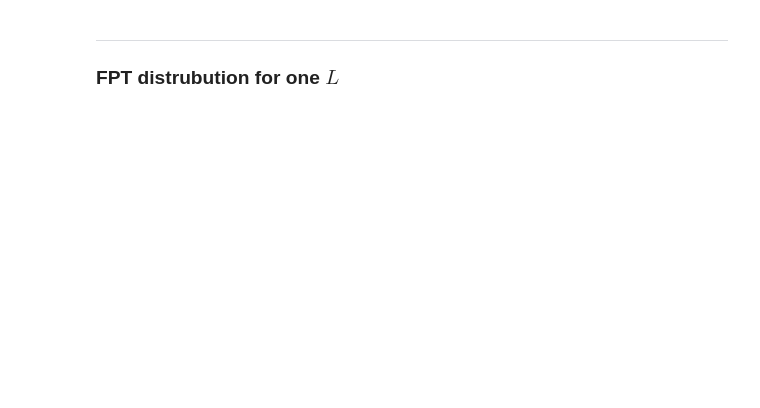
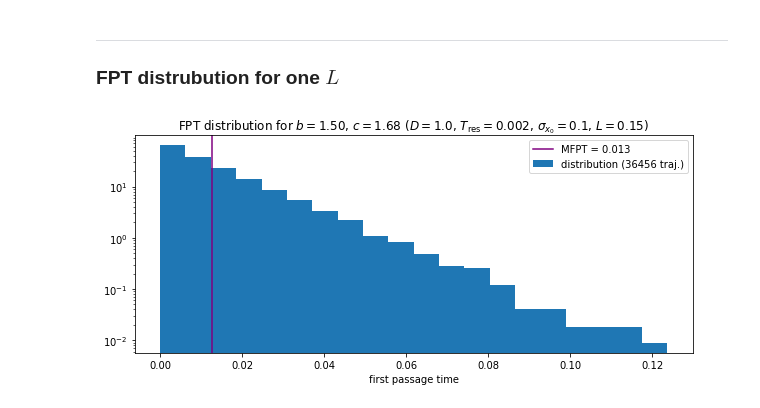
Before and after one commit to xif-fr/BrownianMotion, a Jupyter notebook: langevin-mfpt/langevin-ft-automated.ipynb, the cells around one changed output. Cells and saved outputs as stored; diff of their text form; code cells hidden in the pictures; blank space fills up the shorter version.

Commit message:
langevin-ft-automated with figures with periodical reseting

```diff
--- a/langevin-mfpt/langevin-ft-automated.ipynb
+++ b/langevin-mfpt/langevin-ft-automated.ipynb
@@ -27,8 +27,8 @@ part_m = 0
 #simul['part_m'] = part_m = 0.1
 reset_type = 'per'
 #simul['reset_rate'] = α = 5
-simul['reset_period'] = rT = 0.005
-simul['x0sigma'] = σ = 0.2
+simul['reset_period'] = rT = 0.002
+simul['x0sigma'] = σ = 0.1
 path = "data-periodical-x0var/"
 # %%
 if reset_type == 'none':
@@ -51,7 +51,7 @@ simul.end()
 # %%
 simul['n_trajectories']
 # %%
-simul['pause'] = 0
+simul['pause'] = 1
 # %% [markdown]
 ### MFPT saving
 # %%
@@ -119,7 +121,7 @@ if tau_th_cache is None:
 ---
 ### FPT distrubution for one $L$
 # %%
-i = 6
+i = 2
 simul.explicit_lock()
 first_times = simul['first_times-'+str(i)]
 n_traj = len(first_times)
@@ -131,13 +133,21 @@ b = L/σ
 c = th_c(L)
 mfpt_th = L**2/(4*D)*th_tau(b,c)
 mfpt = np.mean(first_times)
+
+def fpt_distrib_title ():
+    plt.xlabel("first passage time")
+    if reset_type == 'poisson':
+        plt.title(r"FPT distribution for $b={:.3f}$, $c={}$ ($D={}$, $\alpha={}$, $\sigma_{{x_0}}={}$, $L={}$)".format(b, c, D, α, σ, L))
+    elif reset_type == 'per':
+        plt.title(r"FPT distribution for $b={:.2f}$, $c={:.2f}$ ($D={}$, $T_\operatorname{{res}}={}$, $\sigma_{{x_0}}={}$, $L={}$)".format(b, c, D, rT, σ, L))
+    plt.legend()
 # %%
 plt.figure(figsize=(10,4))
-fpt_max = 2*mfpt_th
-plt.hist(first_times, bins=50, range=(0,fpt_max), weights=50/fpt_max*np.ones(n_traj)/n_traj, label="FPT distribution ({} traj.)".format(n_traj))
-plt.axvline(x=mfpt, color='purple', label="MFPT (mes.) = {:.3f}".format(mfpt))
-plt.axvline(x=mfpt_th, color='black', label="MFPT (th.) = {:.3f}".format(mfpt_th))
-plt.xlabel("first passage time")
-#plt.title(r"FPT distribution for $b={:.3f}$, $c={}$ ($D={}$, $\alpha={}$, $\sigma_{{x_0}}={}$, $L={}$)".format(b, c, D, α, σ, L))
-plt.legend()
+fpt_max = 10*mfpt_th
+plt.hist(first_times, bins=20, range=(0,fpt_max), weights=20/fpt_max*np.ones(n_traj)/n_traj, label="distribution ({} traj.)".format(n_traj))
+plt.axvline(x=mfpt, color='purple', label="MFPT = {:.3f}".format(mfpt))
+plt.yscale('log')
+fpt_distrib_title()
 None
+# %% [output]
+[figure, added]
```
Also changed, not shown: parts of 4 cells of this notebook, 1 other file.
